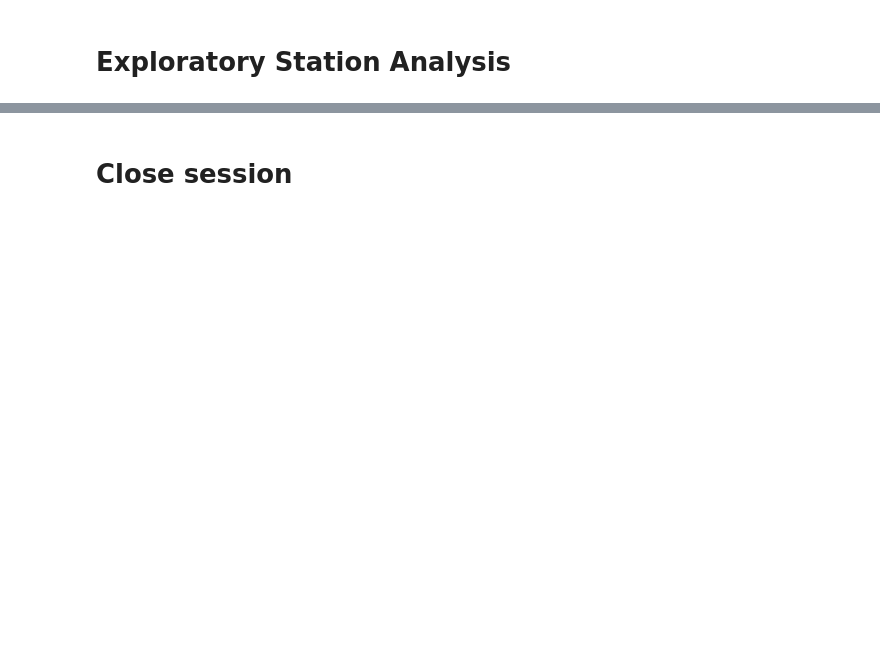
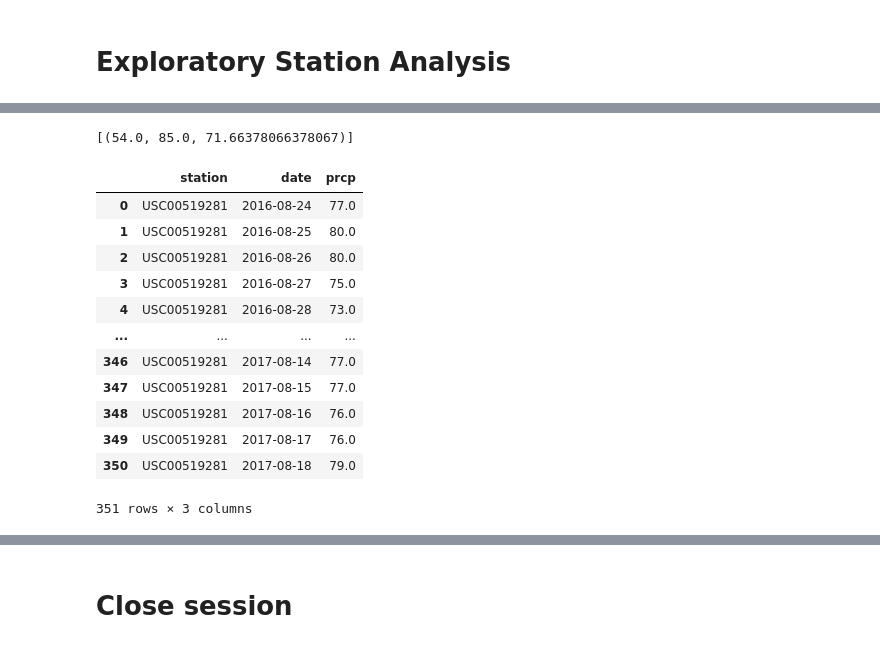
Before and after one commit to kcardenas2/sqlalchemy_challenge, a Jupyter notebook: climate_starter.ipynb, the cells around one changed output, grey strips where cells are left out. Saved outputs shown, nothing was run; the diff lists cells and outputs as text; code cells hidden in the pictures; blank space fills up the shorter version.

```diff
--- a/climate_starter.ipynb
+++ b/climate_starter.ipynb
@@ -70,3 +119,35 @@ session= Session(engine)
 # %%
 # Using the most active station id from the previous query, calculate the lowest, highest, and average temperature.
+session.query(func.min(Measurement.tobs),
+             func.max(Measurement.tobs),
+             func.avg(Measurement.tobs)).filter(Measurement.station == 'USC00519281').all()
+# %% [output]
+[(54.0, 85.0, 71.66378066378067)]
+# %%
+# Using the most active station id
+temp= session.query(Measurement.station, Measurement.date, Measurement.tobs).\
+filter(Measurement.date>="2016-08-24").\
+filter(Measurement.date<="2017-08-23").\
+filter(Measurement.station=="USC00519281").all()
+
+
+
+
+
+final_df= pd.DataFrame(temp, columns=['station', 'date', 'prcp'])
+final_df
+# %% [output]
+|  | station | date | prcp |
+| 0 | USC00519281 | 2016-08-24 | 77.0 |
+| 1 | USC00519281 | 2016-08-25 | 80.0 |
+| 2 | USC00519281 | 2016-08-26 | 80.0 |
+| 3 | USC00519281 | 2016-08-27 | 75.0 |
+| 4 | USC00519281 | 2016-08-28 | 73.0 |
+| ... | ... | ... | ... |
+| 346 | USC00519281 | 2017-08-14 | 77.0 |
+| 347 | USC00519281 | 2017-08-15 | 77.0 |
+| 348 | USC00519281 | 2017-08-16 | 76.0 |
+| 349 | USC00519281 | 2017-08-17 | 76.0 |
+| 350 | USC00519281 | 2017-08-18 | 79.0 |
+351 rows × 3 columns
 # %%
```
Also changed, not shown: parts of 9 cells of this notebook.
